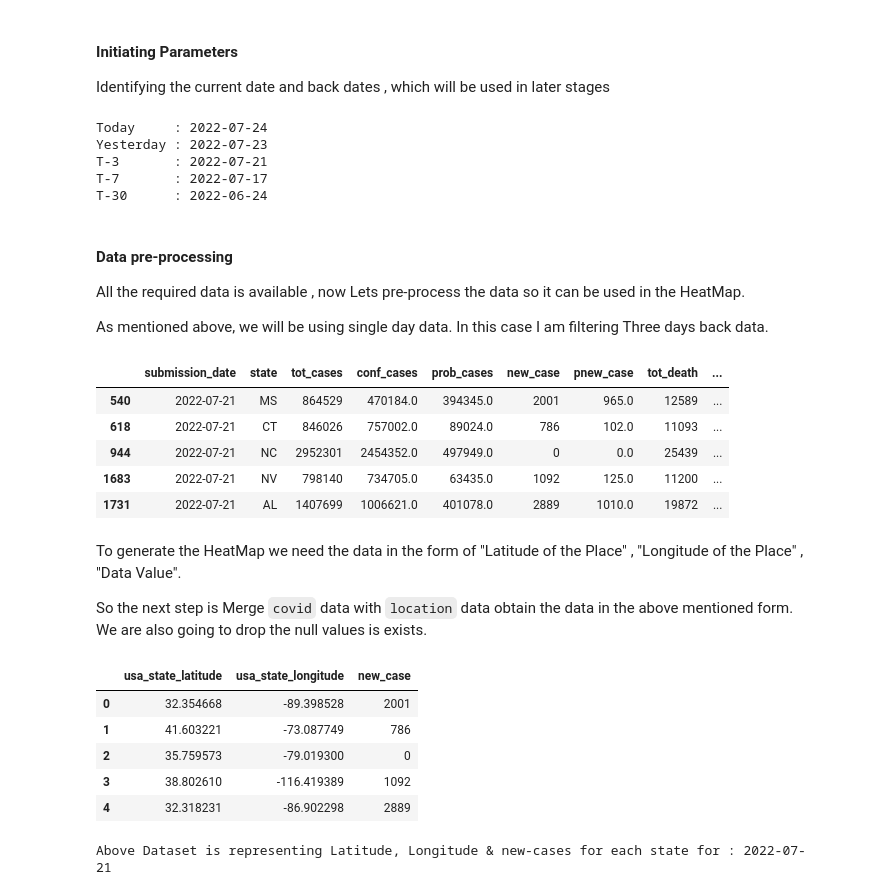
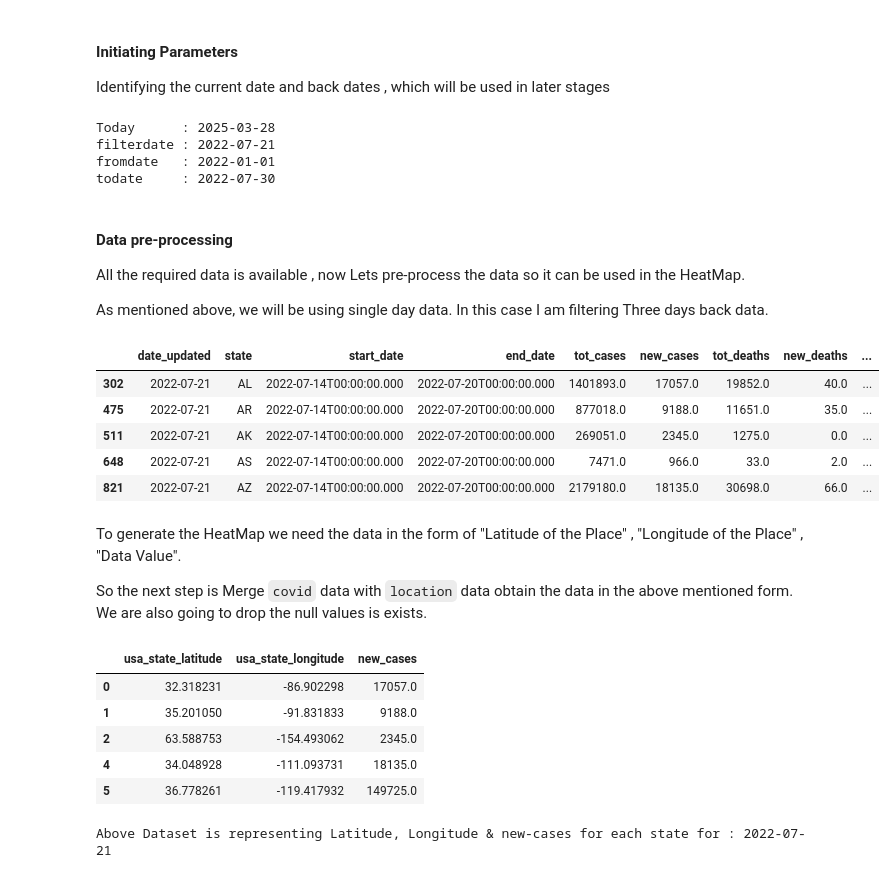
Before and after one commit to vinodvidhole/folium-heatmaps, a Jupyter notebook: interesting-heatmaps-using-python-folium.ipynb, the cells around one changed output. Drawn from its saved outputs; the diff is of its cells as text; code cells hidden in the pictures.

```diff
--- a/interesting-heatmaps-using-python-folium.ipynb
+++ b/interesting-heatmaps-using-python-folium.ipynb
@@ -107,7 +106,7 @@ We are going to generate the HeatMap of the **new COVID-19 cases** for any singl
 #### Download COVID-19 Cases dataset into Pandas DataFrame
 Using read_csv() to load the data
 # %%
-covid_url = 'https://data.cdc.gov/api/views/9mfq-cb36/rows.csv?accessType=DOWNLOAD'
+covid_url = 'https://data.cdc.gov/resource/pwn4-m3yp.csv'
 uscovid_df = pd.read_csv(covid_url)
 uscovid_df.head()
 # %% [output]
@@ -135,25 +134,22 @@ location_df.head()
 #### Initiating Parameters
 
 Identifying the current date and back dates , which will be used in later stages
-# %%
-today = datetime.today()
-yesterday = (today - timedelta(days=1)).strftime("%Y-%m-%d")
-threedays = (today - timedelta(days=3)).strftime("%Y-%m-%d")
-one_week_ago = (today - timedelta(days=7)).strftime("%Y-%m-%d")
-thirty_days_ago = (today - timedelta(days=30)).strftime("%Y-%m-%d")
-today = today.strftime("%Y-%m-%d")
-
-print("Today     :",today ,
-    "\nYesterday :",yesterday ,
-    "\nT-3       :",threedays ,
-    "\nT-7       :",one_week_ago ,
-    "\nT-30      :",thirty_days_ago  )
-# %% [output]
-Today     : 2022-07-24
-Yesterday : 2022-07-23
-T-3       : 2022-07-21
-T-7       : 2022-07-17
-T-30      : 2022-06-24
+# %%
+today = datetime.today()
+filterdate = '2022-07-21'
+fromdate = '2022-01-01'
+todate = '2022-07-30'
+today = today.strftime("%Y-%m-%d")
+
+print("Today      :",today ,
+    "\nfilterdate :",filterdate ,
+    "\nfromdate   :",fromdate ,
+    "\ntodate     :",todate  )
+# %% [output]
+Today      : 2025-03-28
+filterdate : 2022-07-21
+fromdate   : 2022-01-01
+todate     : 2022-07-30
 # %% [markdown]
 #### Data pre-processing
 
@@ -161,31 +157,31 @@ All the required data is available , now Lets pre-process the data so it can be
 
 As mentioned above, we will be using single day data. In this case I am filtering Three days back data.
 # %%
-#Converting submission_date to datetime
-uscovid_df["submission_date"] = pd.to_datetime(uscovid_df.submission_date)
+#Converting date_updated to datetime
+uscovid_df["date_updated"] = pd.to_datetime(uscovid_df.date_updated)
 #Filtering Three days back data
-uscovid_single_df = uscovid_df[uscovid_df['submission_date'] == threedays]
+uscovid_single_df = uscovid_df[uscovid_df['date_updated'] == filterdate]
 uscovid_single_df.head()
 # %% [output]
-|  | submission_date | state | tot_cases | conf_cases | prob_cases | new_case | pnew_case | tot_death | ... |
-| 540 | 2022-07-21 | MS | 864529 | 470184.0 | 394345.0 | 2001 | 965.0 | 12589 | ... |
-| 618 | 2022-07-21 | CT | 846026 | 757002.0 | 89024.0 | 786 | 102.0 | 11093 | ... |
-| 944 | 2022-07-21 | NC | 2952301 | 2454352.0 | 497949.0 | 0 | 0.0 | 25439 | ... |
-| 1683 | 2022-07-21 | NV | 798140 | 734705.0 | 63435.0 | 1092 | 125.0 | 11200 | ... |
-| 1731 | 2022-07-21 | AL | 1407699 | 1006621.0 | 401078.0 | 2889 | 1010.0 | 19872 | ... |
+|  | date_updated | state | start_date | end_date | tot_cases | new_cases | tot_deaths | new_deaths | ... |
+| 302 | 2022-07-21 | AL | 2022-07-14T00:00:00.000 | 2022-07-20T00:00:00.000 | 1401893.0 | 17057.0 | 19852.0 | 40.0 | ... |
+| 475 | 2022-07-21 | AR | 2022-07-14T00:00:00.000 | 2022-07-20T00:00:00.000 | 877018.0 | 9188.0 | 11651.0 | 35.0 | ... |
+| 511 | 2022-07-21 | AK | 2022-07-14T00:00:00.000 | 2022-07-20T00:00:00.000 | 269051.0 | 2345.0 | 1275.0 | 0.0 | ... |
+| 648 | 2022-07-21 | AS | 2022-07-14T00:00:00.000 | 2022-07-20T00:00:00.000 | 7471.0 | 966.0 | 33.0 | 2.0 | ... |
+| 821 | 2022-07-21 | AZ | 2022-07-14T00:00:00.000 | 2022-07-20T00:00:00.000 | 2179180.0 | 18135.0 | 30698.0 | 66.0 | ... |
 # %% [markdown]
 To generate the HeatMap we need the data in the form of "Latitude of the Place" , "Longitude of the Place" , "Data Value".
 
 So the next step is Merge `covid` data with `location` data obtain the data in the above mentioned form. We are also going to drop the null values is exists.
 # %%
-covid_heatmap_df = uscovid_single_df.merge(location_df, left_on='state', right_on='usa_state_code', how='left')[['usa_state_latitude','usa_state_longitude','new_case']]
+covid_heatmap_df = uscovid_single_df.merge(location_df, left_on='state', right_on='usa_state_code', how='left')[['usa_state_latitude','usa_state_longitude','new_cases']]
 covid_heatmap_df.dropna(inplace=True)
 covid_heatmap_df.head()
 # %% [output]
-|  | usa_state_latitude | usa_state_longitude | new_case |
-| 0 | 32.354668 | -89.398528 | 2001 |
-| 1 | 41.603221 | -73.087749 | 786 |
-| 2 | 35.759573 | -79.019300 | 0 |
-| 3 | 38.802610 | -116.419389 | 1092 |
-| 4 | 32.318231 | -86.902298 | 2889 |
+|  | usa_state_latitude | usa_state_longitude | new_cases |
+| 0 | 32.318231 | -86.902298 | 17057.0 |
+| 1 | 35.201050 | -91.831833 | 9188.0 |
+| 2 | 63.588753 | -154.493062 | 2345.0 |
+| 4 | 34.048928 | -111.093731 | 18135.0 |
+| 5 | 36.778261 | -119.417932 | 149725.0 |
 # %%
```
Also changed, not shown: parts of 13 cells of this notebook.
